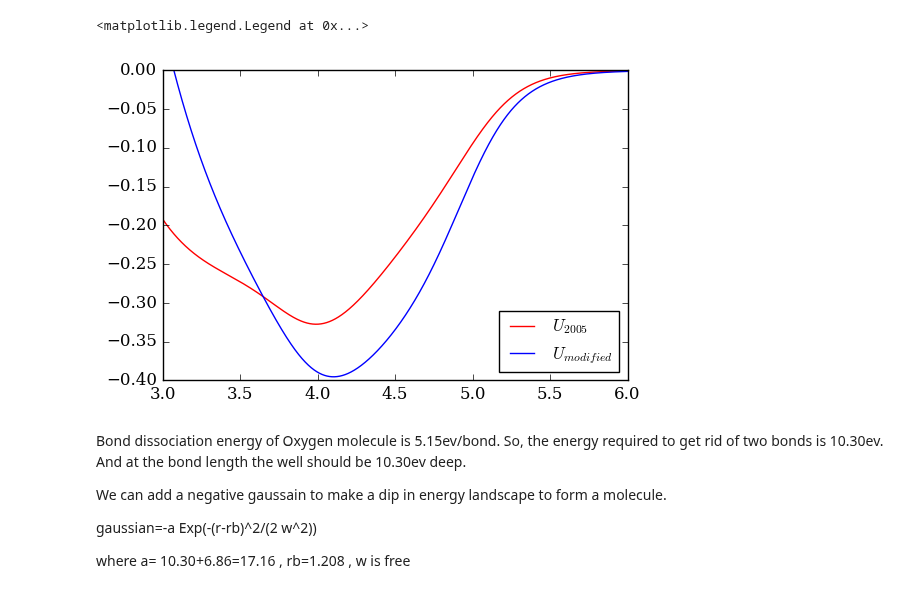
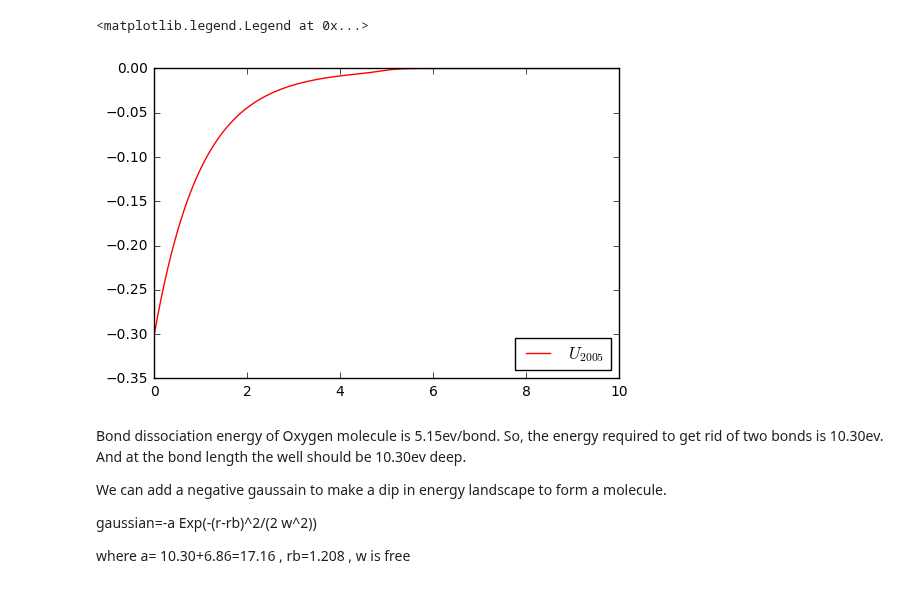
Before and after one commit to 123daimanu/DR_EAM, a Jupyter notebook: EAM_OxygenZhou2005.ipynb, the cells around one changed output. Saved outputs shown, nothing was run; the diff lists cells and outputs as text; code cells hidden in the pictures.

```diff
--- a/EAM_OxygenZhou2005.ipynb
+++ b/EAM_OxygenZhou2005.ipynb
@@ -78,14 +78,14 @@ F_OU=FO(rho_O,rhoe_O,rhominO,rhomaxO,\
       F2[0],F2[1],F2[2],F2[3],F2[4],\
       F3[0],F3[1],F3[2],F3[3],F3[4])
 # %%
-lab.plot(r,2*F_OU+phi2005,'r',label="$U_{2005}$")
-lab.plot(r,2*F_OU+phiModified,'b',label="$U_{modified}$")
-lab.xlim([3,6])
-lab.ylim([-.4,0])
+lab.plot(r,2*F_OU,'r',label="$U_{2005}$")
+#lab.plot(r,2*F_OU+phiModified,'b',label="$U_{modified}$")
+#lab.xlim([3,6])
+#lab.ylim([-.4,0])
 lab.legend(loc="lower right")
 # %% [output]
 <matplotlib.legend.Legend at 0x...>
-[figure, old version]
+[figure, new version]
 # %% [markdown]
 Bond dissociation energy of Oxygen molecule is 5.15ev/bond. So, the energy required to get rid of two bonds is 10.30ev. And at the bond length the well should be 10.30ev deep.
 
```
Also changed, not shown: parts of 10 cells of this notebook, 3 other files.
